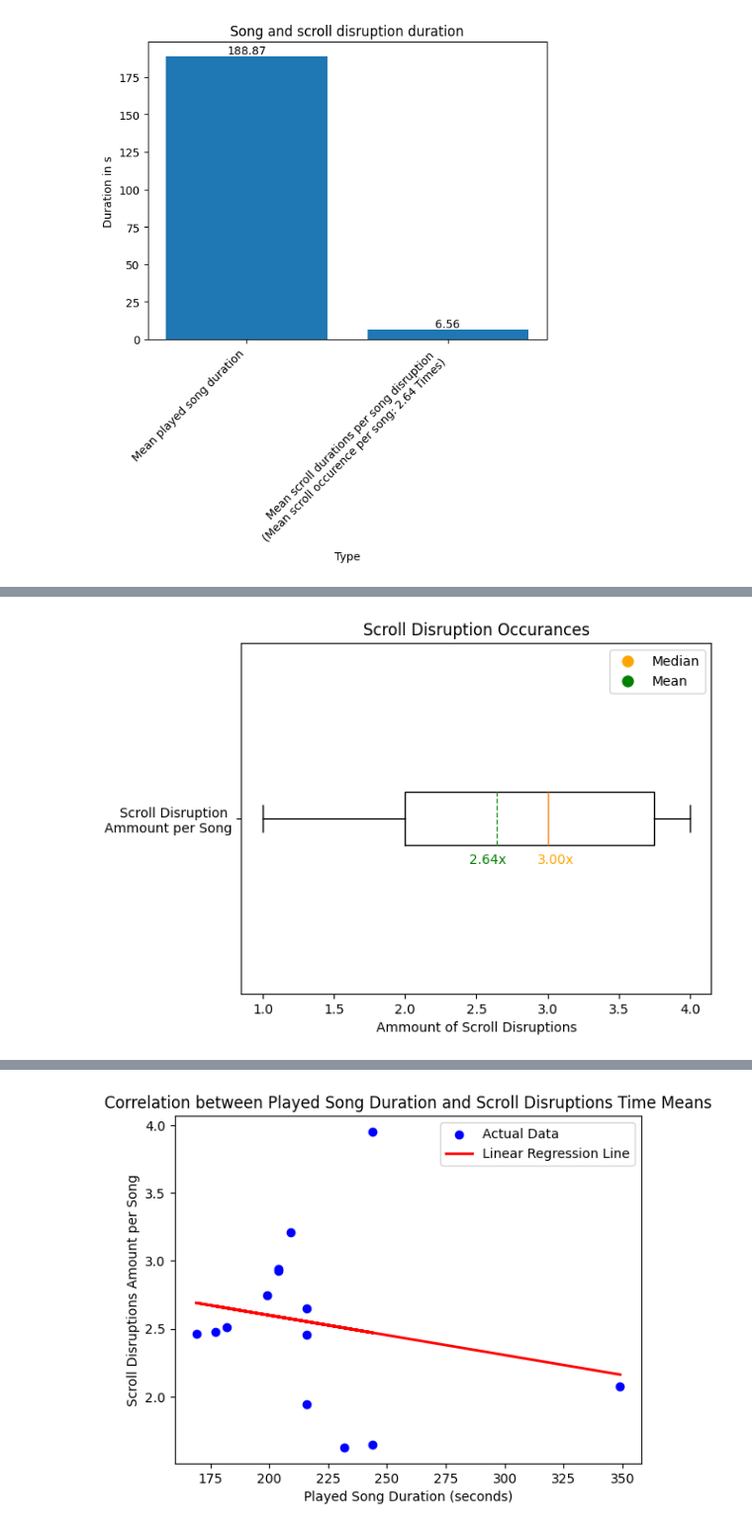
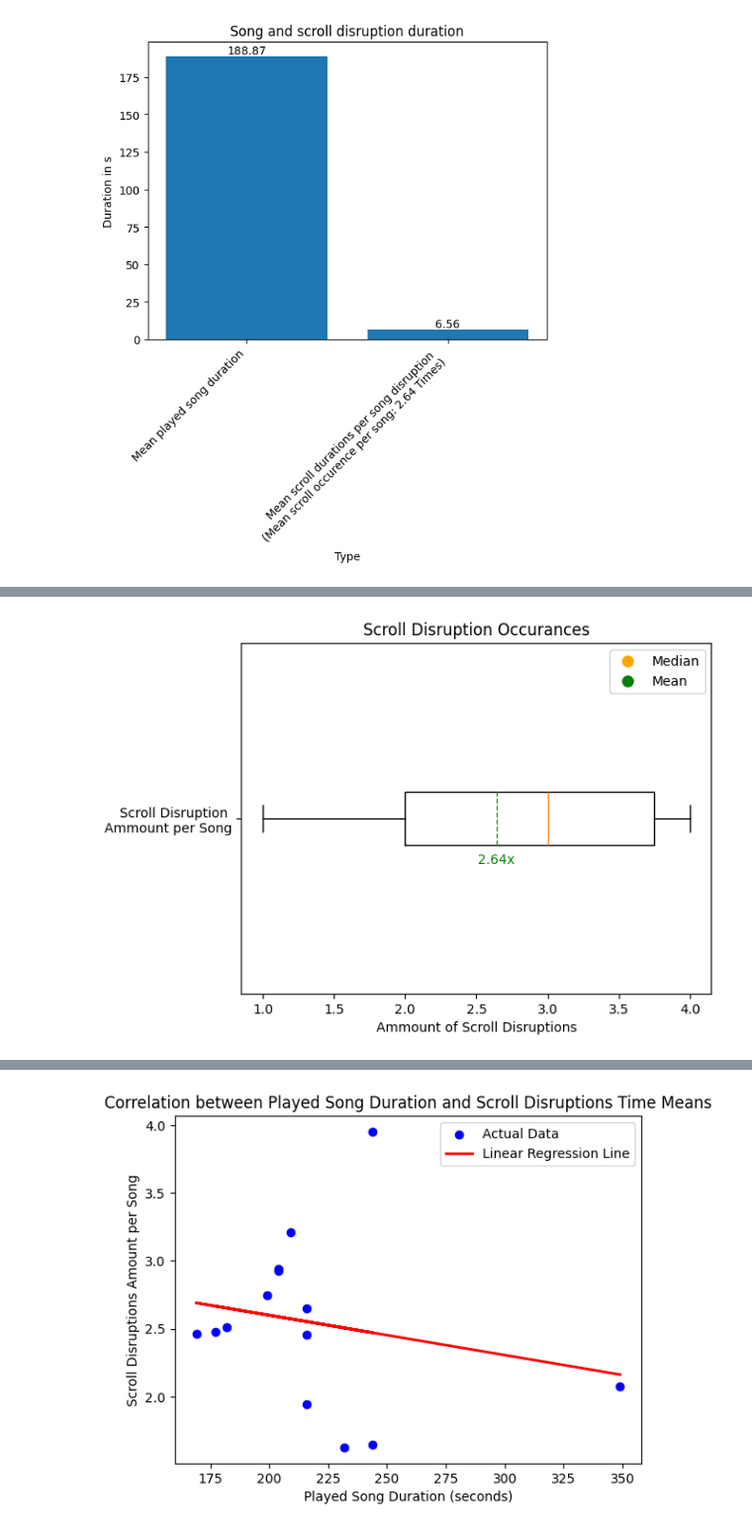
Before and after one commit to simonroedig/ChordSync_Study, a Jupyter notebook: study_analysis_task_performance.ipynb, the cells around one changed output, grey strips where cells are left out. Shown at 99% size. Cells and saved outputs as stored; diff of their text form; code cells hidden in the pictures.

```diff
--- a/study_analysis_task_performance.ipynb
+++ b/study_analysis_task_performance.ipynb
@@ -339,36 +343,36 @@ scroll_disruptions_ammount_per_song =  [4,
                                         1,
                                         3,
                                         2,
                                         3,
                                         3,
                                         4]
 
 data = [scroll_disruptions_ammount_per_song]
 
 medians = [statistics.median(d) for d in data]
 means = [statistics.mean(d) for d in data]
 
 # Labels for x-axis
 labels = ['Scroll Disruption \nAmmount per Song']
 
 # Plotting boxplots
 plt.boxplot(data, labels=labels, vert=False, meanline=True, showmeans=True)
 
 # Adding labels and title
 plt.xlabel('Ammount of Scroll Disruptions')
 plt.title('Scroll Disruption Occurances')
 
 median_legend = plt.Line2D([0], [0], marker='o', color='w', markerfacecolor='orange', markersize=10, label='Median')
 mean_legend = plt.Line2D([0], [0], marker='o', color='w', markerfacecolor='green', markersize=10, label='Mean')
 plt.legend(handles=[median_legend, mean_legend], loc="upper right")
 
-plt.text(medians[0] + 0.06, 0.88, f'{medians[0]:.2f}x', ha='center', va='center', color='orange')
-plt.text(means[0] - 0.06, 0.88, f'{means[0]:.2f}x', ha='center', va='center', color='green')
+#plt.text(medians[0] + 0.06, 0.88, f'{medians[0]:.2f}x', ha='center', va='center', color='orange')
+plt.text(means[0], 0.88, f'{means[0]:.2f}x', ha='center', va='center', color='green')
 
 # Show the plot
 plt.show()
 # %% [output]
-[figure, old version]
+[figure, new version]
 # %%
 scroll_disruptions_time =  [3.02, 1.20, 2.02, 2.05,
                             1.74, 2.11, 1.98,
```
Also changed, not shown: parts of 6 cells of this notebook.
